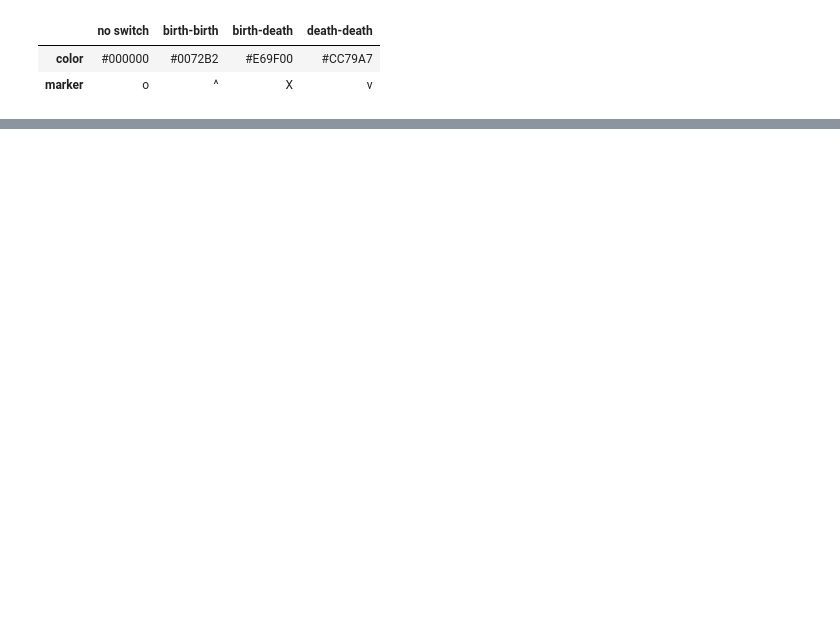
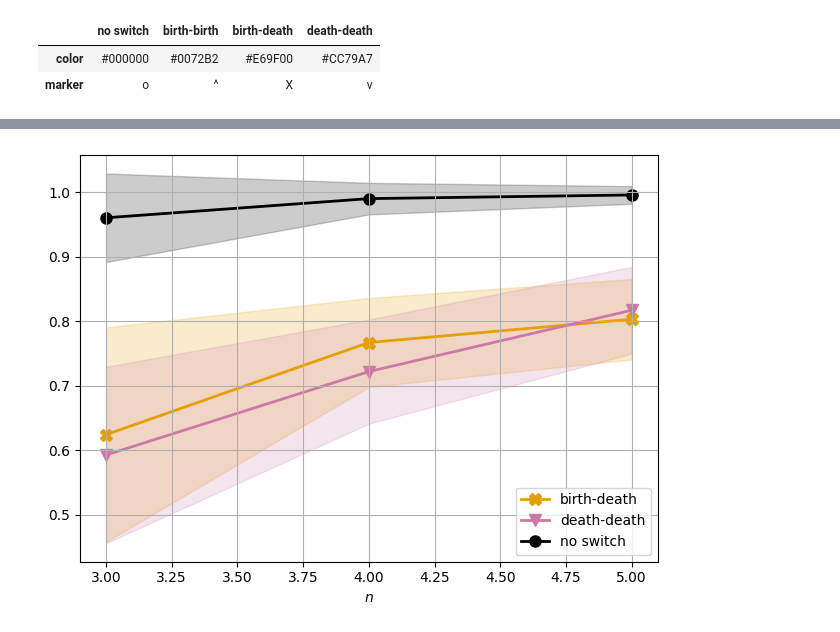
Before and after one commit to zimfv/depth-poset, a Jupyter notebook: notebooks/Analyze Transpositions between Extended Barycentric Cubical Toruses.ipynb, the cells around one changed output, grey strips where cells are left out. Drawn from its saved outputs; the diff is of its cells as text; code cells hidden in the pictures; blank space fills up the shorter version.

Commit message:
Finish reporting transpositions (BCTE)

```diff
--- a/notebooks/Analyze Transpositions between Extended Barycentric Cubical Toruses.ipynb
+++ b/notebooks/Analyze Transpositions between Extended Barycentric Cubical Toruses.ipynb
@@ -241,7 +246,7 @@ for irow, row in df_switch_types_mean.columns.to_frame()[['complex_dim', 'dim']]
     complex_dim, dim = row
     for drop_no_switch in np.arange(2).astype(bool):
         row['drop_no_switch'] = drop_no_switch
-        path = os.path.join(path_to_save, pic_filename_template.format(**row))
+        path = os.path.join(path_to_save, pictypes_filename_template.format(**row))
         df_this_mean = df_switch_types_mean[complex_dim][dim]
         df_this_std = df_switch_types_std[complex_dim][dim]
 
@@ -284,6 +289,10 @@ subfigure_template = r"""
     \label{{{label}}}
 \end{{subfigure}}
 """.strip()
+# %%
+typedistribution_prefix_template = """
+\\par The distribution of transpositions types for the model $\\mathbb{{T}}^{{{complex_dim}}}_n$ we can see in the figure Fig. \\ref{{{label}}}.
+"""
 # %%
 switch_type_distributions_ltx = []
 
@@ -316,0 +351,5 @@ switch_type_distributions_ltx = '\n\n'.join(switch_type_distributions_ltx)
+# %%
+scores = df.columns.values
+scores = scores[np.isin(scores, [name for name, f in inspect.getmembers(depth_poset_similarity_scores, inspect.isfunction)])]
+scores = scores.tolist()
+scores
@@ -316,0 +408,29 @@ switch_type_distributions_ltx = '\n\n'.join(switch_type_distributions_ltx)
+# %%
+picscores_filename_template = 'score-{score}-complex-dim{complex_dim}-transpositions-dim{dim}.png'
+# %%
+rows = df_scores_mean.columns.to_frame()[['score', 'complex_dim', 'dim']].drop_duplicates().reset_index(drop=True)
+
+for i, (score, complex_dim, dim) in tqdm(rows.iterrows(), total=len(rows)):
+    path = os.path.join(path_to_save, picscores_filename_template.format(score=score.replace('_', '-'), complex_dim=complex_dim, dim=dim))
+
+    df_this_mean = df_scores_mean[score][complex_dim][dim]
+    df_this_std = df_scores_std[score][complex_dim][dim]
+
+    for col in df_this_mean.columns:
+        x = df_this_mean.index.values
+        y_mean = df_this_mean[col].values
+        y_std = df_this_std[col].values
+        plt.plot(x, y_mean, color=switch_type_colors[col], marker=switch_type_markers[col], label=col, linewidth=2, markersize=8, zorder=1)
+        plt.fill_between(x, y_mean - y_std, y_mean + y_std, alpha=0.2, color=switch_type_colors[col], zorder=0)
+
+    plt.grid(True)
+    plt.legend()
+    plt.xlabel('$n$')
+    #plt.ylabel(score)
+    plt.tight_layout()
+    plt.savefig(path)
+    if i < len(rows) - 1:
+        plt.close()
+plt.show()
+# %% [output]
+[figure, added]
```
Also changed, not shown: parts of 23 cells of this notebook, 8 other files.
